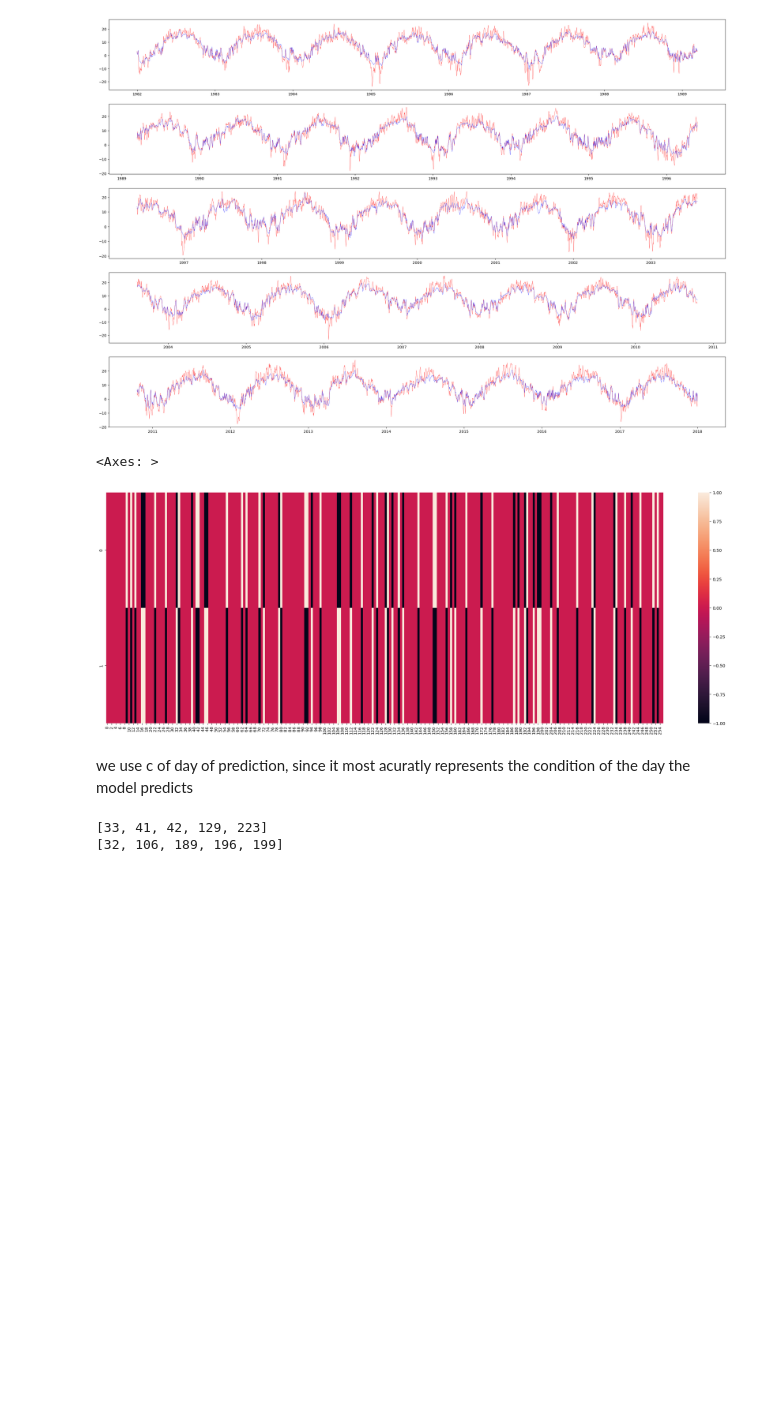
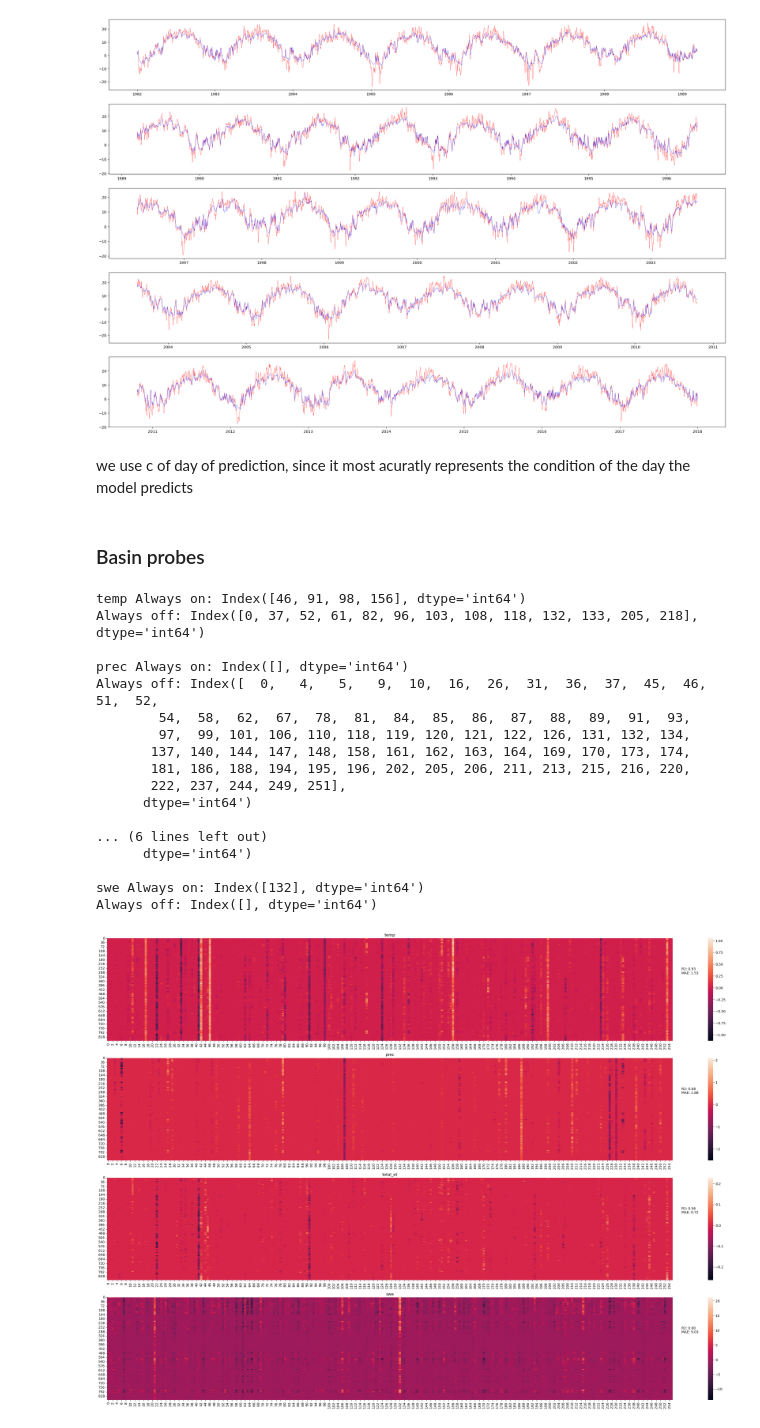
Before and after one commit to tripleUU-U/lamah-ce_lstm, a Jupyter notebook: analysis/probing.ipynb, the cells around one changed output. Cells and saved outputs as stored; diff of their text form; code cells hidden in the pictures; blank space fills up the shorter version.

```diff
--- a/analysis/probing.ipynb
+++ b/analysis/probing.ipynb
@@ -115,19 +118,5 @@ model_coef = StandardScaler().fit_transform(model_coef)
-# %%
-import seaborn as sns
-
-fig = plt.figure(figsize=(30,10))
-ax = fig.add_subplot(111)
-sns.heatmap(np.vstack(list(map(lambda x: x.reshape(1,256), model_coef))), ax=ax)
-# %% [output]
-<Axes: >
-[figure, removed]
 # %% [markdown]
 we use c of day of prediction, since it most acuratly represents the condition of the day the model predicts
-# %%
-for coef in model_coef:
-
-	print(sorted((-coef).argsort()[:5]))
-# %% [output]
-[33, 41, 42, 129, 223]
-[32, 106, 189, 196, 199]
+# %% [markdown]
+### Basin probes
 # %%
@@ -136,5 +134,44 @@ with open("/home/wuhlmann/BA/data/processed_data/probing/full_q_512_3011_185525_
 # %%
-rtwos = [probing_results[b]["R2"] for b in probing_results.keys()]
-maes = [probing_results[b]["MAE"] for b in probing_results.keys()]
-weights = [probing_results[b]["coef"] for b in probing_results.keys()]
-w_stack = np.vstack(weights)
+fig, axs = plt.subplots(4,1, figsize=(30,20))
+
+for ax, probe, name in zip(
+    axs,[temp_basin_probe_results, prec_basin_probe_results, total_et_basin_probe_results, swe_basin_probe_results],
+    ["temp", "prec", "total_et", "swe"]
+):
+
+	rtwos = [probe[b]["R2"] for b in probe.keys()]
+	maes = [probe[b]["MAE"] for b in probe.keys()]
+	weights = [probe[b]["coef"] for b in probe.keys()]
+	w_stack = np.vstack(weights)
+
+	sns.heatmap(w_stack, ax=ax)
+	ax.text(x=260, y=300, s=f"R2: {np.mean(rtwos):.2f} \nMAE: {np.mean(maes):.2f}")
+	ax.set_title(name)
+
+	weights_df = pd.DataFrame(w_stack)
+	always_on= (weights_df != 0).all()
+	always_off = (weights_df == 0).all()
+	print(f"{name} Always on: {always_on.index[always_on]} \nAlways off: {always_off.index[always_off]}\n")
+
+fig.savefig("/home/wuhlmann/BA/repo/lamah-ce_lstm/results/basin_probe_weights.png", dpi=300)
+
+plt.tight_layout()
+# %% [output]
+temp Always on: Index([46, 91, 98, 156], dtype='int64')
+Always off: Index([0, 37, 52, 61, 82, 96, 103, 108, 118, 132, 133, 205, 218], dtype='int64')
+
+prec Always on: Index([], dtype='int64')
+Always off: Index([  0,   4,   5,   9,  10,  16,  26,  31,  36,  37,  45,  46,  51,  52,
+        54,  58,  62,  67,  78,  81,  84,  85,  86,  87,  88,  89,  91,  93,
+        97,  99, 101, 106, 110, 118, 119, 120, 121, 122, 126, 131, 132, 134,
+       137, 140, 144, 147, 148, 158, 161, 162, 163, 164, 169, 170, 173, 174,
+       181, 186, 188, 194, 195, 196, 202, 205, 206, 211, 213, 215, 216, 220,
+       222, 237, 244, 249, 251],
+      dtype='int64')
+
+... (6 lines left out)
+      dtype='int64')
+
+swe Always on: Index([132], dtype='int64')
+Always off: Index([], dtype='int64')
+[figure, added]
```
Also changed, not shown: parts of 18 cells of this notebook, 5 other files.
